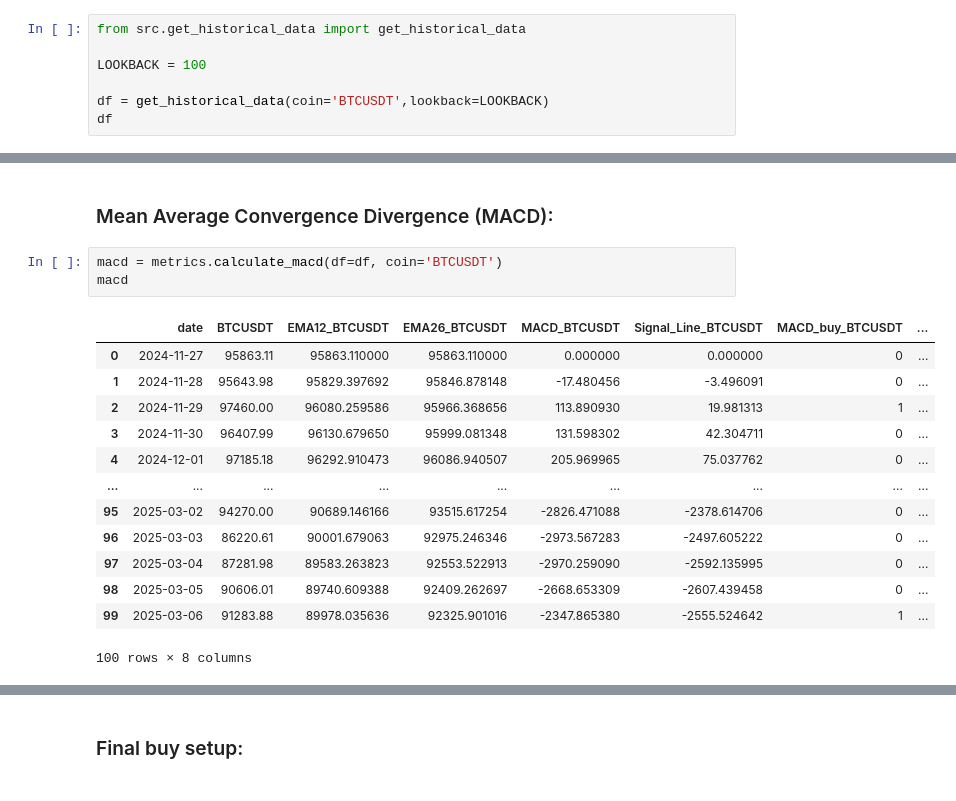
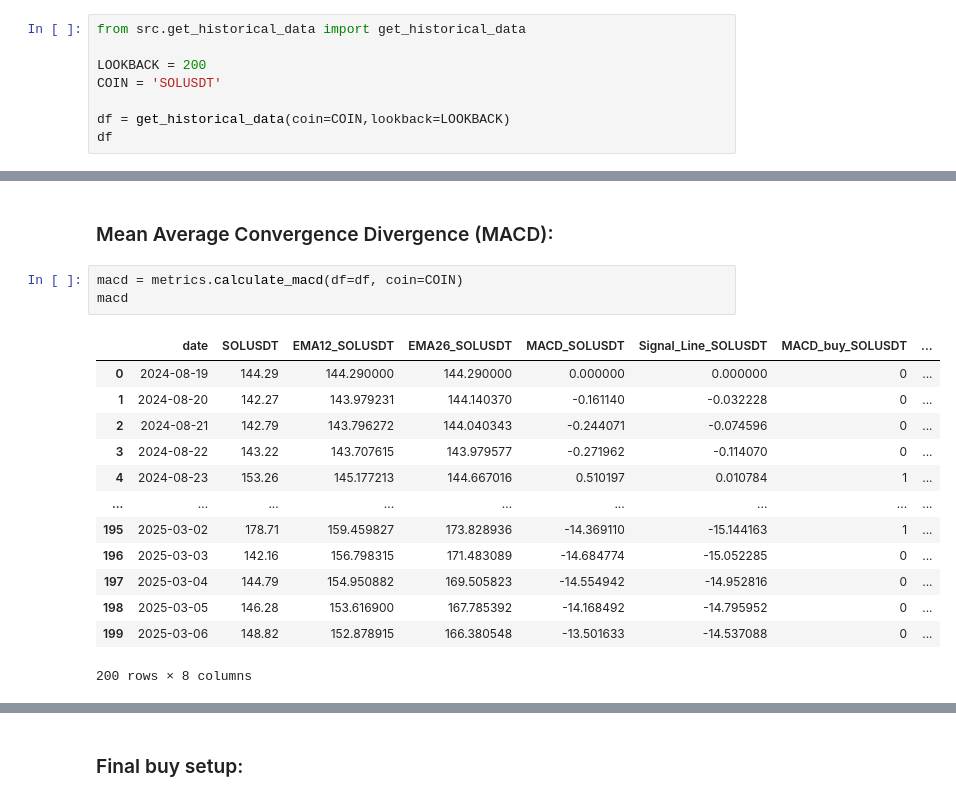
Before and after one commit to ianmm2d/QuantCryptoBot, a Jupyter notebook: run.ipynb, the cells around one changed output, grey strips where cells are left out. Drawn from its saved outputs; the diff is of its cells as text.

Commit message:
add COIN to make run.ipynb easier to deal with different cryptos

```diff
--- a/run.ipynb
+++ b/run.ipynb
@@ -5,8 +5,9 @@
 # %%
 from src.get_historical_data import get_historical_data
 
-LOOKBACK = 100
+LOOKBACK = 200
+COIN = 'SOLUSDT'
 
-df = get_historical_data(coin='BTCUSDT',lookback=LOOKBACK)
+df = get_historical_data(coin=COIN,lookback=LOOKBACK)
 df
 # %% [output]
@@ -206,22 +206,22 @@ fig.show()
 # %% [markdown]
 ### Mean Average Convergence Divergence (MACD):
 # %%
-macd = metrics.calculate_macd(df=df, coin='BTCUSDT')
+macd = metrics.calculate_macd(df=df, coin=COIN)
 macd
 # %% [output]
-|  | date | BTCUSDT | EMA12_BTCUSDT | EMA26_BTCUSDT | MACD_BTCUSDT | Signal_Line_BTCUSDT | MACD_buy_BTCUSDT | ... |
-| 0 | 2024-11-27 | 95863.11 | 95863.110000 | 95863.110000 | 0.000000 | 0.000000 | 0 | ... |
-| 1 | 2024-11-28 | 95643.98 | 95829.397692 | 95846.878148 | -17.480456 | -3.496091 | 0 | ... |
-| 2 | 2024-11-29 | 97460.00 | 96080.259586 | 95966.368656 | 113.890930 | 19.981313 | 1 | ... |
-| 3 | 2024-11-30 | 96407.99 | 96130.679650 | 95999.081348 | 131.598302 | 42.304711 | 0 | ... |
-| 4 | 2024-12-01 | 97185.18 | 96292.910473 | 96086.940507 | 205.969965 | 75.037762 | 0 | ... |
+|  | date | SOLUSDT | EMA12_SOLUSDT | EMA26_SOLUSDT | MACD_SOLUSDT | Signal_Line_SOLUSDT | MACD_buy_SOLUSDT | ... |
+| 0 | 2024-08-19 | 144.29 | 144.290000 | 144.290000 | 0.000000 | 0.000000 | 0 | ... |
+| 1 | 2024-08-20 | 142.27 | 143.979231 | 144.140370 | -0.161140 | -0.032228 | 0 | ... |
+| 2 | 2024-08-21 | 142.79 | 143.796272 | 144.040343 | -0.244071 | -0.074596 | 0 | ... |
+| 3 | 2024-08-22 | 143.22 | 143.707615 | 143.979577 | -0.271962 | -0.114070 | 0 | ... |
+| 4 | 2024-08-23 | 153.26 | 145.177213 | 144.667016 | 0.510197 | 0.010784 | 1 | ... |
 | ... | ... | ... | ... | ... | ... | ... | ... | ... |
-| 95 | 2025-03-02 | 94270.00 | 90689.146166 | 93515.617254 | -2826.471088 | -2378.614706 | 0 | ... |
-| 96 | 2025-03-03 | 86220.61 | 90001.679063 | 92975.246346 | -2973.567283 | -2497.605222 | 0 | ... |
-| 97 | 2025-03-04 | 87281.98 | 89583.263823 | 92553.522913 | -2970.259090 | -2592.135995 | 0 | ... |
-| 98 | 2025-03-05 | 90606.01 | 89740.609388 | 92409.262697 | -2668.653309 | -2607.439458 | 0 | ... |
-| 99 | 2025-03-06 | 91283.88 | 89978.035636 | 92325.901016 | -2347.865380 | -2555.524642 | 1 | ... |
+| 195 | 2025-03-02 | 178.71 | 159.459827 | 173.828936 | -14.369110 | -15.144163 | 1 | ... |
+| 196 | 2025-03-03 | 142.16 | 156.798315 | 171.483089 | -14.684774 | -15.052285 | 0 | ... |
+| 197 | 2025-03-04 | 144.79 | 154.950882 | 169.505823 | -14.554942 | -14.952816 | 0 | ... |
+| 198 | 2025-03-05 | 146.28 | 153.616900 | 167.785392 | -14.168492 | -14.795952 | 0 | ... |
+| 199 | 2025-03-06 | 148.82 | 152.878915 | 166.380548 | -13.501633 | -14.537088 | 0 | ... |
-100 rows × 8 columns
+200 rows × 8 columns
 # %%
 fig = px.line(
     macd,
```
Also changed, not shown: parts of 19 cells of this notebook.
